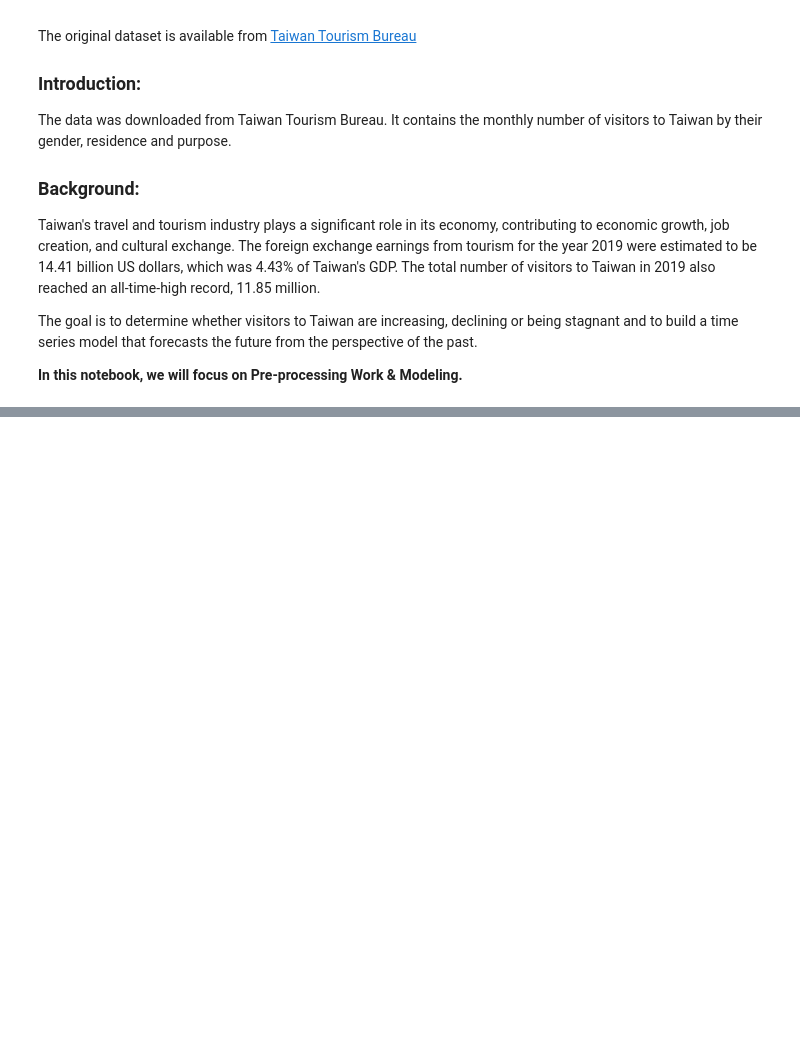
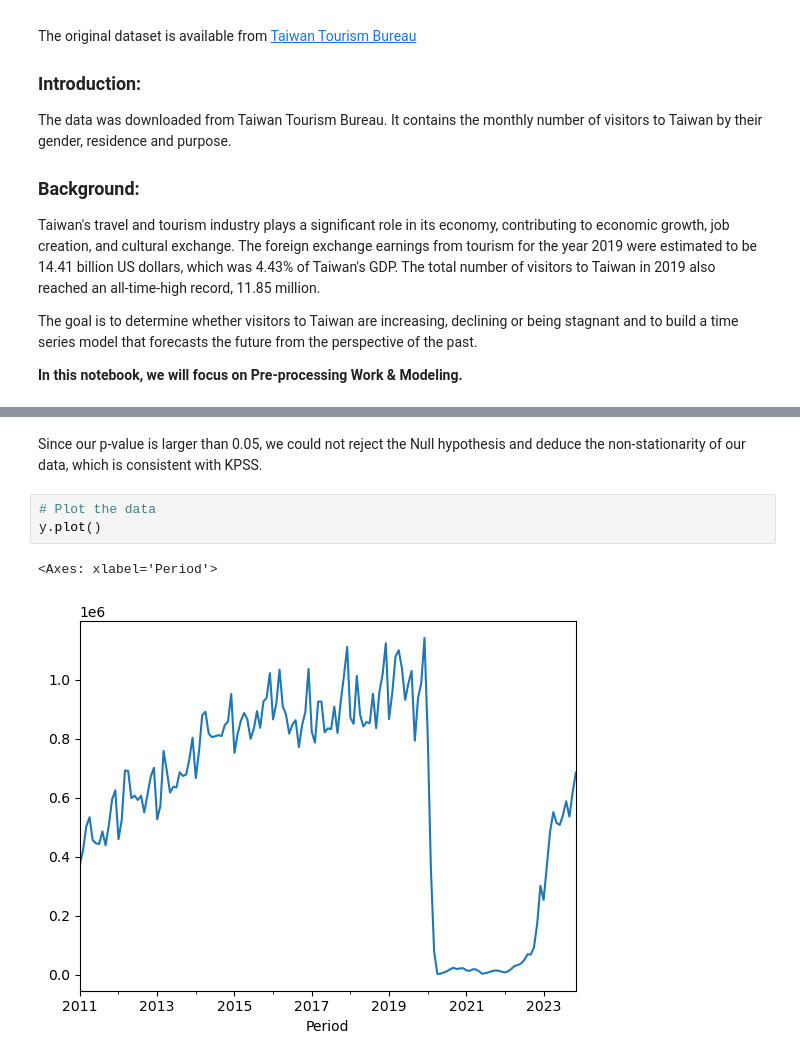
Before and after one commit to sonic64/Time-series-forecasting-using-ARIMA-and-PyCaret, a Jupyter notebook: Notebooks/27.1.1_Capstone 3_Pre-processing Work & Modeling.ipynb, the cells around one changed output, grey strips where cells are left out. Saved outputs shown, nothing was run; the diff lists cells and outputs as text; blank space fills up the shorter version.

```diff
--- a/Notebooks/27.1.1_Capstone 3_Pre-processing Work & Modeling.ipynb
+++ b/Notebooks/27.1.1_Capstone 3_Pre-processing Work & Modeling.ipynb
@@ -20,0 +143,8 @@ import seaborn as sns
+# %% [markdown]
+Since our p-value is larger than 0.05, we could not reject the Null hypothesis and deduce the non-stationarity of our data, which is consistent with KPSS.
+# %%
+# Plot the data
+y.plot()
+# %% [output]
+<Axes: xlabel='Period'>
+[figure, added]
```
Also changed, not shown: parts of 45 cells of this notebook, 2 other files.
